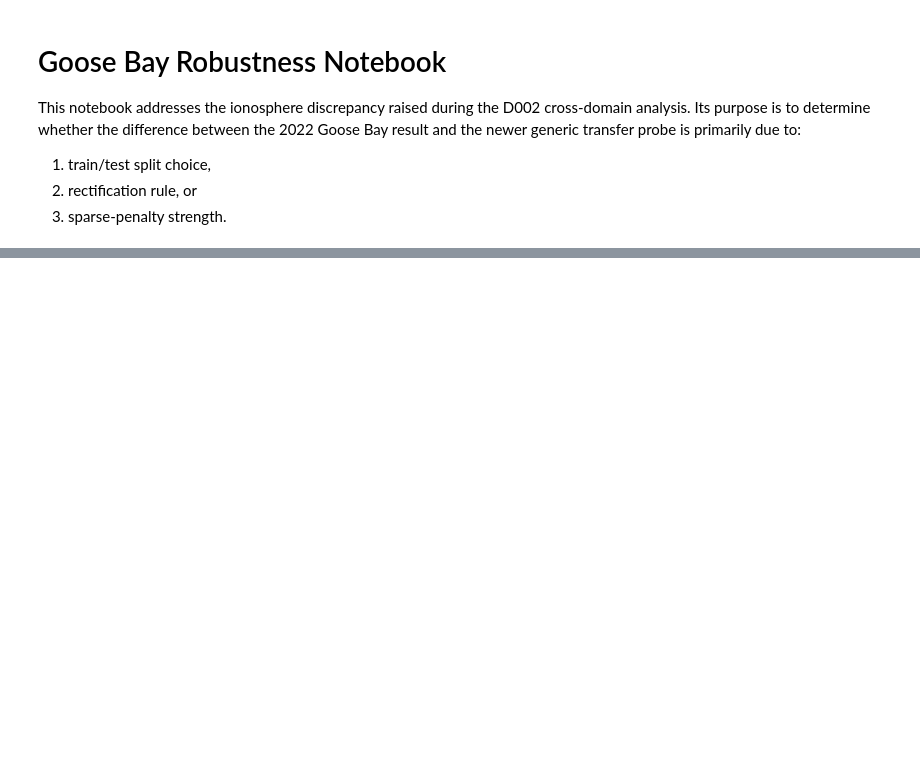
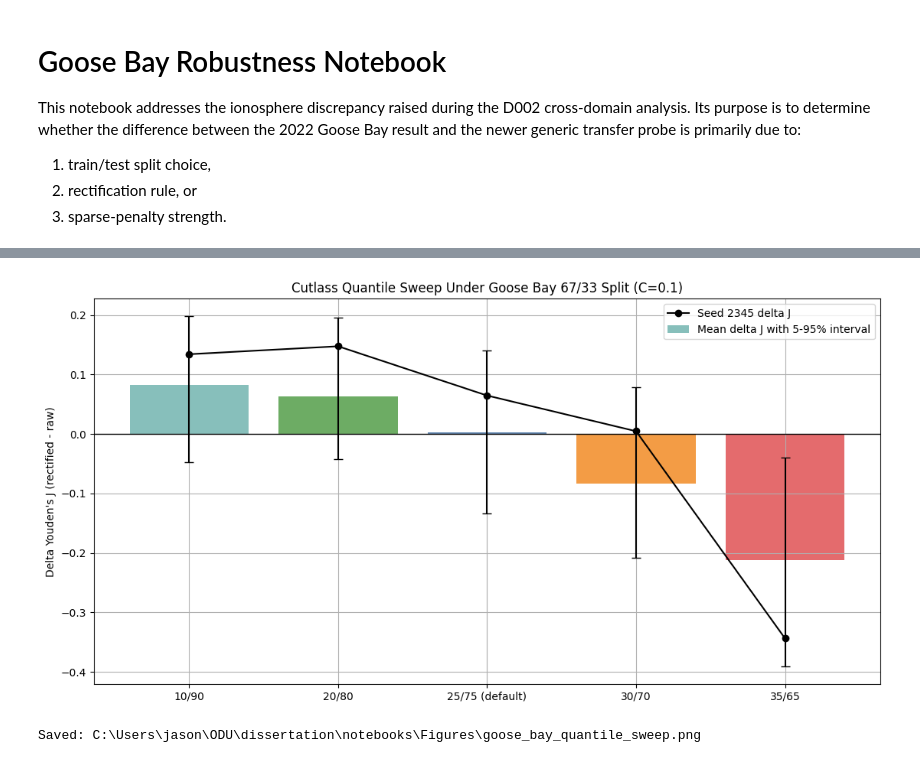
Before and after one commit to jworender/dissertation, a Jupyter notebook: notebooks/goose_bay_robustness.ipynb, the cells around one changed output, grey strips where cells are left out. Cells and saved outputs as stored; diff of their text form; code cells hidden in the pictures; blank space fills up the shorter version.

```diff
--- a/notebooks/goose_bay_robustness.ipynb
+++ b/notebooks/goose_bay_robustness.ipynb
@@ -401,3 +983,51 @@ else:
+# %%
+quantile_indexed = quantile_sweep_summary.set_index("quantile_id")
+quantile_x = np.arange(len(QUANTILE_SWEEP_ORDER))
+quantile_mean_delta = [quantile_indexed.loc[quantile_id, "mean_delta_j"] for quantile_id in QUANTILE_SWEEP_ORDER]
+quantile_seed_delta = [quantile_indexed.loc[quantile_id, "seed_2345_delta_j"] for quantile_id in QUANTILE_SWEEP_ORDER]
+quantile_lower = [
+    quantile_indexed.loc[quantile_id, "mean_delta_j"] - quantile_indexed.loc[quantile_id, "p05_delta_j"]
+    for quantile_id in QUANTILE_SWEEP_ORDER
+]
+quantile_upper = [
+    quantile_indexed.loc[quantile_id, "p95_delta_j"] - quantile_indexed.loc[quantile_id, "mean_delta_j"]
+    for quantile_id in QUANTILE_SWEEP_ORDER
+]
+quantile_colors = ["#76b7b2", "#59a14f", "#4c78a8", "#f28e2b", "#e15759"]
+
+fig, ax = plt.subplots(figsize=(11.2, 5.8))
+ax.bar(
+    quantile_x,
+    quantile_mean_delta,
+    color=quantile_colors,
+    yerr=[quantile_lower, quantile_upper],
+    capsize=4,
+    ecolor="black",
+    alpha=0.88,
+    label="Mean delta J with 5-95% interval",
+)
+ax.plot(
+    quantile_x,
+    quantile_seed_delta,
+    color="black",
+    marker="o",
+    linewidth=1.5,
+    label="Seed 2345 delta J",
+)
+ax.axhline(0.0, color="black", linewidth=1.0)
+ax.set_xticks(quantile_x)
+ax.set_xticklabels([quantile_indexed.loc[quantile_id, "quantile_label"] for quantile_id in QUANTILE_SWEEP_ORDER])
+ax.set_ylabel("Delta Youden's J (rectified - raw)")
+ax.set_title("Cutlass Quantile Sweep Under Goose Bay 67/33 Split (C=0.1)")
+ax.legend(loc="upper right")
+fig.tight_layout()
+out_path = FIGURES_DIR / "goose_bay_quantile_sweep.png"
+fig.savefig(out_path, dpi=160, bbox_inches="tight")
+plt.show(block=False)
+print("Saved:", out_path)
+# %% [output]
+[figure, added]
+Saved: C:\Users\jason\ODU\dissertation\notebooks\Figures\goose_bay_quantile_sweep.png
 # %%
 seed_2345 = repeated_runs[repeated_runs["seed"] == 2345].copy()
 seed_2345["protocol"] = pd.Categorical(seed_2345["protocol"], categories=PROTOCOL_ORDER, ordered=True)
```
Also changed, not shown: parts of 18 cells of this notebook, 26 other files.
